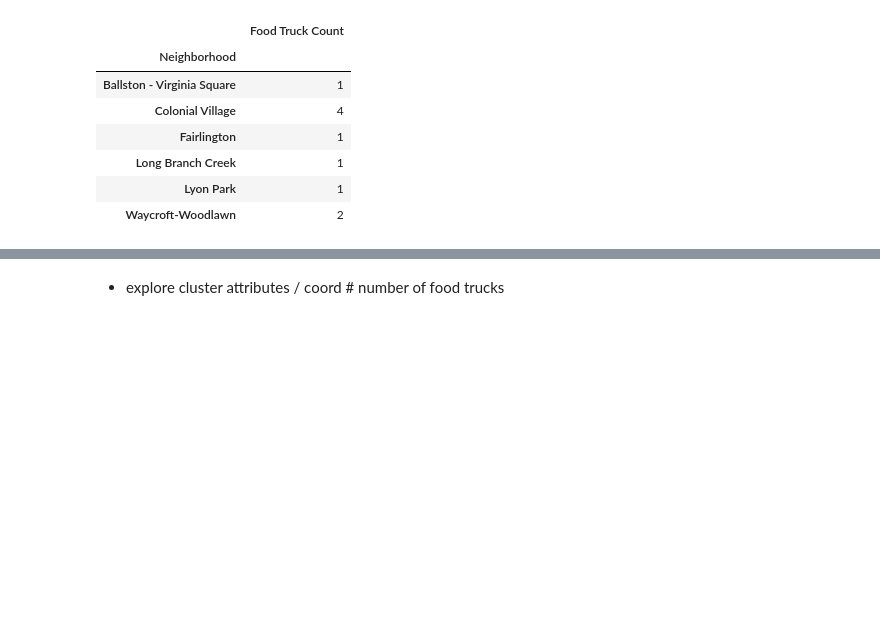
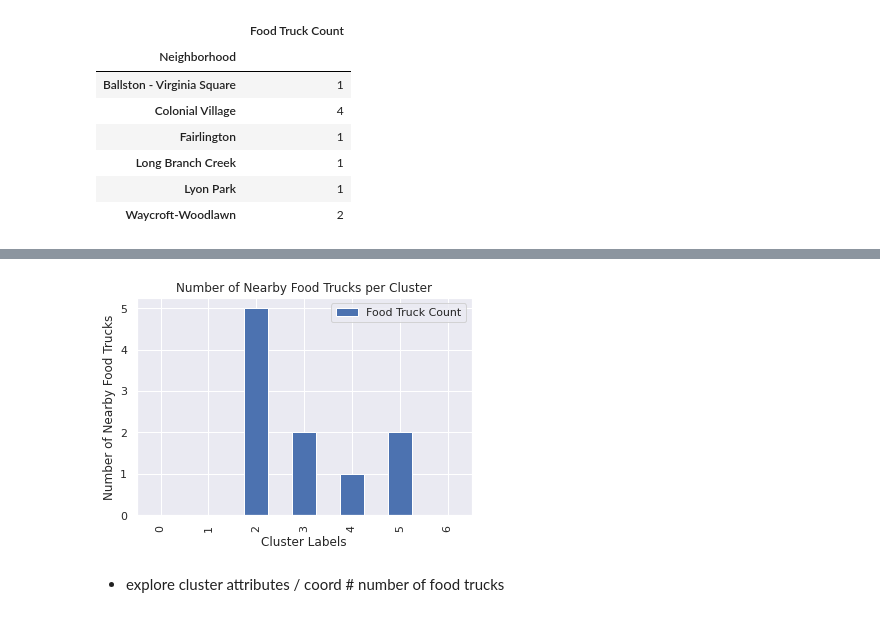
Before and after one commit to francis-eudy/battle-of-the-neighborhoods-capstone-project, a Jupyter notebook: Untitled.ipynb, the cells around one changed output, grey strips where cells are left out. Cells and saved outputs as stored; diff of their text form; code cells hidden in the pictures; blank space fills up the shorter version.

```diff
--- a/Untitled.ipynb
+++ b/Untitled.ipynb
@@ -560,0 +851,2 @@ arlington_neighborhood_food_truck_count
+# %%
+kclusters = 7
@@ -560,0 +855,2 @@ arlington_neighborhood_food_truck_count
+# %%
+kmeans = KMeans(n_clusters=kclusters, random_state=0, n_init=10).fit(clustering_data)
@@ -560,0 +859,6 @@ arlington_neighborhood_food_truck_count
+# %%
+arlington_neighborhoods_clusters = pd.concat([arlington_neighborhoods_location, arlington_demographics, arlington_neighborhood_venues_freq], axis=1, join="inner")
+arlington_neighborhoods_clusters = pd.concat([arlington_neighborhoods_clusters, arlington_neighborhood_food_truck_count], axis=1, join="outer")
+arlington_neighborhoods_clusters.fillna(0, inplace=True)
+arlington_neighborhoods_clusters.insert(0, 'Cluster Labels', kmeans.labels_)
+arlington_neighborhoods_clusters
@@ -560,0 +996,4 @@ arlington_neighborhood_food_truck_count
+# %%
+t = arlington_neighborhoods_clusters.groupby('Cluster Labels').mean().reset_index()
+t['Food Truck Count'] = arlington_neighborhoods_clusters[['Cluster Labels', 'Food Truck Count']].groupby('Cluster Labels').sum()
+t
@@ -561,3 +1009,10 @@ arlington_neighborhood_food_truck_count
+# %%
+ax = t.plot.bar(x='Cluster Labels', y='Food Truck Count')
+ax.set_title("Number of Nearby Food Trucks per Cluster")
+ax.set_ylabel("Number of Nearby Food Trucks")
+plt.show()
+# %% [output]
+[figure, added]
 # %% [markdown]
 - explore cluster attributes / coord # number of food trucks
 # %% [markdown]
```
Also changed, not shown: parts of 57 cells of this notebook.
